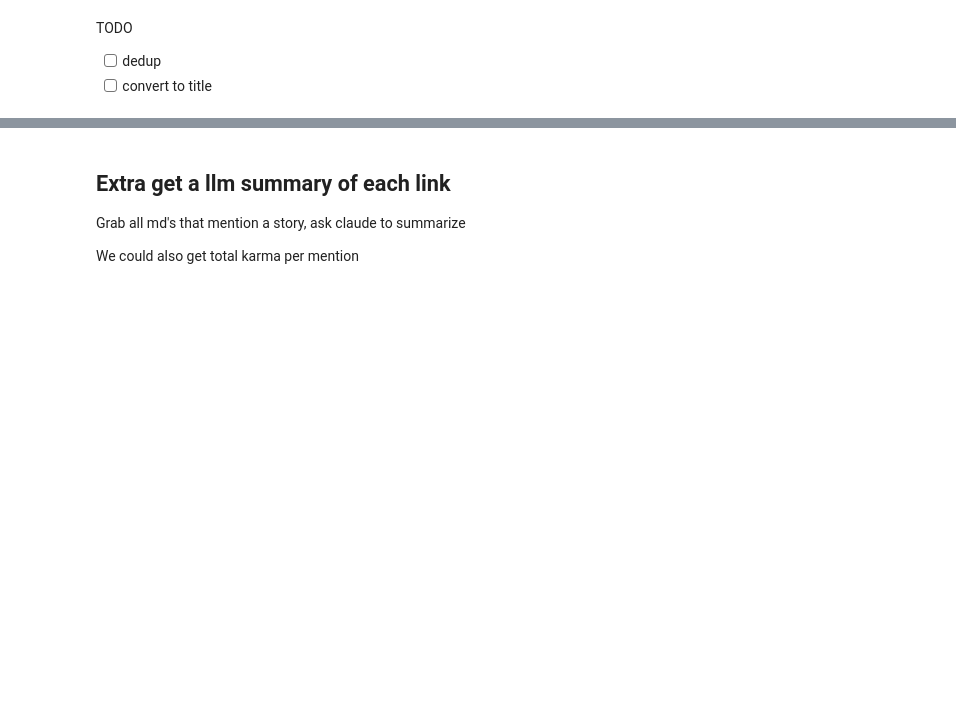
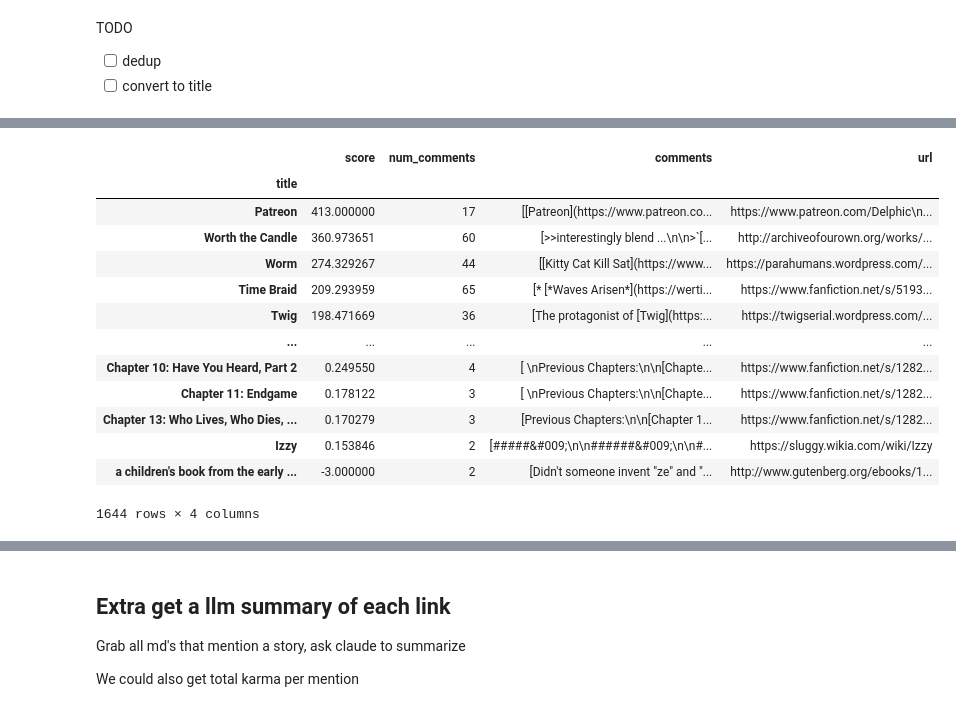
Before and after one commit to wassname/scrape_r_rational, a Jupyter notebook: nbs/mjc_004_process.ipynb, the cells around one changed output, grey strips where cells are left out. Drawn from its saved outputs; the diff is of its cells as text; code cells hidden in the pictures; blank space fills up the shorter version.

Commit message:
title and gpt4 summary

```diff
--- a/nbs/mjc_004_process.ipynb
+++ b/nbs/mjc_004_process.ipynb
@@ -193,2 +267,29 @@ df3
+# %%
+# join by title
+
+def join_uniq(x:list[str]):
+    return '\n'.join(set(x))
+
+def chain_lists(x:list[list[str]]):
+    return [item for sublist in x for item in sublist]
+
+df3 = df2.groupby('title').agg({'score': 'sum', 'num_comments': 'sum', 'comments': chain_lists, 'url': join_uniq
+                                }).sort_values('score', ascending=False)
+df3
+# %% [output]
+|  | score | num_comments | comments | url |
+| title |  |  |  |  |
+| Patreon | 413.000000 | 17 | [[Patreon](https://www.patreon.co... | https://www.patreon.com/Delphic\n... |
+| Worth the Candle | 360.973651 | 60 | [>>interestingly blend ...\n\n>`[... | http://archiveofourown.org/works/... |
+| Worm | 274.329267 | 44 | [[Kitty Cat Kill Sat](https://www... | https://parahumans.wordpress.com/... |
+| Time Braid | 209.293959 | 65 | [* [*Waves Arisen*](https://werti... | https://www.fanfiction.net/s/5193... |
+| Twig | 198.471669 | 36 | [The protagonist of [Twig](https:... | https://twigserial.wordpress.com/... |
+| ... | ... | ... | ... | ... |
+| Chapter 10: Have You Heard, Part 2 | 0.249550 | 4 | [ \nPrevious Chapters:\n\n[Chapte... | https://www.fanfiction.net/s/1282... |
+| Chapter 11: Endgame | 0.178122 | 3 | [ \nPrevious Chapters:\n\n[Chapte... | https://www.fanfiction.net/s/1282... |
+| Chapter 13: Who Lives, Who Dies, ... | 0.170279 | 3 | [Previous Chapters:\n\n[Chapter 1... | https://www.fanfiction.net/s/1282... |
+| Izzy | 0.153846 | 2 | [#####&#009;\n\n######&#009;\n\n#... | https://sluggy.wikia.com/wiki/Izzy |
+| a children's book from the early ... | -3.000000 | 2 | [Didn't someone invent "ze" and "... | http://www.gutenberg.org/ebooks/1... |
+1644 rows × 4 columns
 # %%
 df2.shape, df3.shape
```
Also changed, not shown: parts of 21 cells of this notebook, 4 other files.
